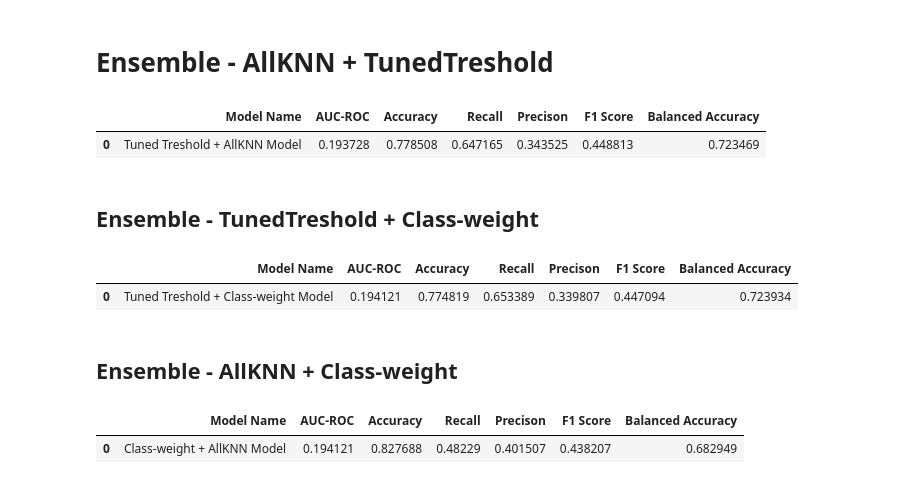
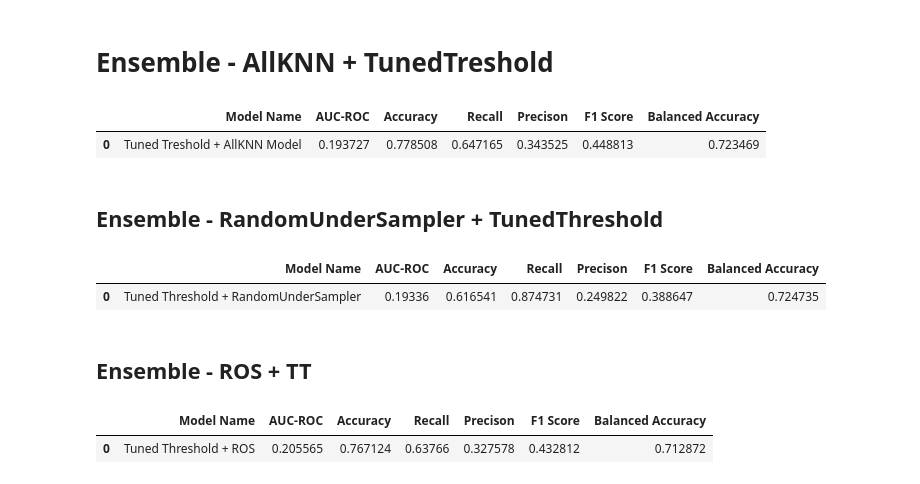
Before and after one commit to gabra7310/imbalanced_datasets, a Jupyter notebook: diabetes_dataset.ipynb, the cells around one changed output. Drawn from its saved outputs; the diff is of its cells as text; code cells hidden in the pictures.

```diff
--- a/diabetes_dataset.ipynb
+++ b/diabetes_dataset.ipynb
@@ -48,3 +48,5 @@ df.head()
 | 3 | 0.0 | 1.0 | 0.0 | 1.0 | 27.0 | 0.0 | 0.0 | 0.0 | ... |
 | 4 | 0.0 | 1.0 | 1.0 | 1.0 | 24.0 | 0.0 | 0.0 | 0.0 | ... |
 5 rows × 22 columns
+# %%
+target_class = 'Diabetes_binary'
@@ -53,6 +65,6 @@ df.head()
 # %%
-X = df.drop(columns=['Diabetes_binary'],axis=1)
-y = df['Diabetes_binary']
+X = df.drop(columns=target_class,axis=1)
+y = df[target_class]
 # %%
 X_train, X_test, y_train, y_test = train_test_split(X, y, test_size=0.25, random_state=42, stratify = y)
 # %% [markdown]
@@ -272,49 +301,52 @@ tta_model_scores = model_eval('Tuned Treshold + AllKNN Model', y_test, y_pred_tt
 tta_model_scores
 # %% [output]
 |  | Model Name | AUC-ROC | Accuracy | Recall | Precison | F1 Score | Balanced Accuracy |
-| 0 | Tuned Treshold + AllKNN Model | 0.193728 | 0.778508 | 0.647165 | 0.343525 | 0.448813 | 0.723469 |
+| 0 | Tuned Treshold + AllKNN Model | 0.193727 | 0.778508 | 0.647165 | 0.343525 | 0.448813 | 0.723469 |
-# %% [markdown]
-## Ensemble - TunedTreshold + Class-weight
+# %% [markdown]
+## Ensemble - RandomUnderSampler + TunedThreshold
+# %%
+rus  = RandomUnderSampler()
+X_res, y_res = rus.fit_resample(X_train, y_train)
+
+model_rus = RandomForestClassifier(n_jobs=-1, random_state=42)
+
+tt_rus_model = TunedThresholdClassifierCV(
+    model_rus,
+    scoring="f1",
+    store_cv_results=True,
+)
+
+tt_rus_model.fit(X_res, y_res)
+
+y_pred_tt_rus = tt_rus_model.predict(X_test)
+y_pred_proba_tt_rus = tt_rus_model.predict_proba(X_test)[:,0]
+
+tt_rus_model_scores = model_eval('Tuned Threshold + RandomUnderSampler ', y_test, y_pred_tt_rus, y_pred_proba_tt_rus)
+tt_rus_model_scores
+# %% [output]
+|  | Model Name | AUC-ROC | Accuracy | Recall | Precison | F1 Score | Balanced Accuracy |
+| 0 | Tuned Threshold + RandomUnderSampler | 0.19336 | 0.616541 | 0.874731 | 0.249822 | 0.388647 | 0.724735 |
+# %% [markdown]
+## Ensemble - ROS + TT
 # %%
 class_weights = compute_class_weight('balanced', classes=np.unique(y_train), y=y_train)
 weights_dict = {class_label: weight for class_label, weight in zip(np.unique(y_train), class_weights)}
 
 model_cw = RandomForestClassifier(n_jobs=-1, random_state=42, class_weight=weights_dict)
 
 tt_cw_model = TunedThresholdClassifierCV(
     model_cw,
     scoring="f1",
     store_cv_results=True,
 )
 
-tt_cw_model.fit(X_res, y_res)
+tt_cw_model.fit(X_train, y_train)
 
-y_pred_tt_cw = tt_cw_model.predict(X_test)
-y_pred_proba_tt_cw = tt_cw_model.predict_proba(X_test)[:,0]
+y_pred_tt_ros = tt_cw_model.predict(X_test)
+y_pred_proba_tt_ros = tt_cw_model.predict_proba(X_test)[:,0]
 
-tt_cw_model_scores = model_eval('Tuned Treshold + Class-weight Model', y_test, y_pred_tt_cw, y_pred_proba_tt_cw)
-tt_cw_model_scores
+tt_ros_model_scores = model_eval('Tuned Threshold + ROS', y_test, y_pred_tt_ros, y_pred_proba_tt_ros)
+tt_ros_model_scores
 # %% [output]
 |  | Model Name | AUC-ROC | Accuracy | Recall | Precison | F1 Score | Balanced Accuracy |
-| 0 | Tuned Treshold + Class-weight Model | 0.194121 | 0.774819 | 0.653389 | 0.339807 | 0.447094 | 0.723934 |
+| 0 | Tuned Threshold + ROS | 0.205565 | 0.767124 | 0.63766 | 0.327578 | 0.432812 | 0.712872 |
-# %% [markdown]
-## Ensemble - AllKNN + Class-weight
-# %%
-class_weights = compute_class_weight('balanced', classes=np.unique(y_train), y=y_train)
-weights_dict = {class_label: weight for class_label, weight in zip(np.unique(y_train), class_weights)}
-
-allknn  = AllKNN()
-X_res, y_res = allknn.fit_resample(X_train, y_train)
-
-model_allknn_cw = RandomForestClassifier(n_jobs=-1, random_state=42, class_weight=weights_dict)
-
-model_allknn_cw.fit(X_res, y_res)
-
-y_pred_cw_allknn = model_allknn_cw.predict(X_test)
-y_pred_proba_cw_allknn = model_allknn_cw.predict_proba(X_test)[:,0]
-
-cw_allknn_model_scores = model_eval('Class-weight + AllKNN Model', y_test, y_pred_cw_allknn, y_pred_proba_cw_allknn)
-cw_allknn_model_scores
-# %% [output]
-|  | Model Name | AUC-ROC | Accuracy | Recall | Precison | F1 Score | Balanced Accuracy |
-| 0 | Class-weight + AllKNN Model | 0.194121 | 0.827688 | 0.48229 | 0.401507 | 0.438207 | 0.682949 |
```
Also changed, not shown: parts of 23 cells of this notebook.
